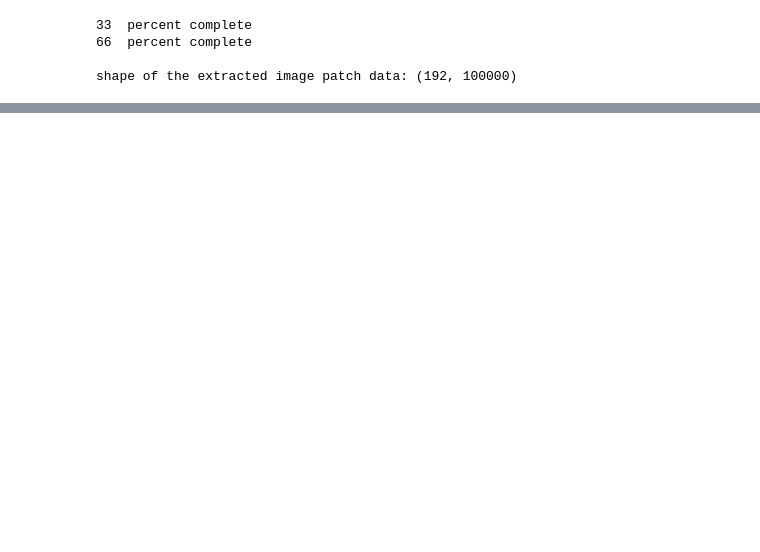
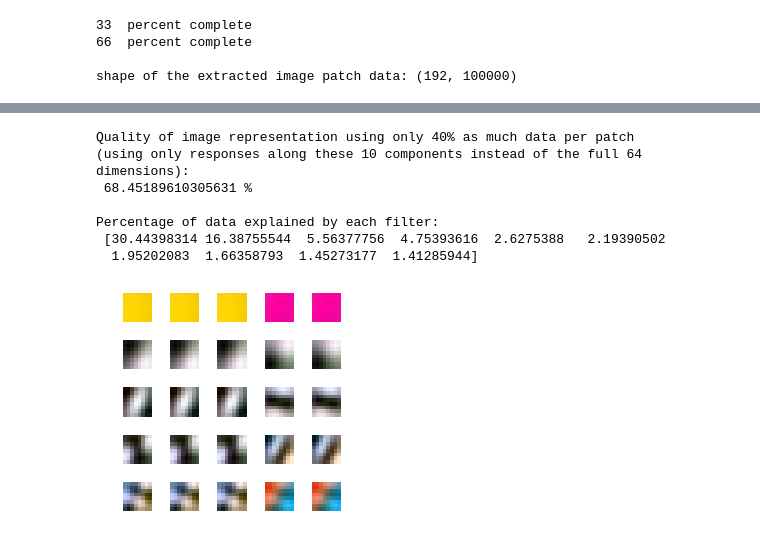
Before and after one commit to ccervantes1/EfficientCodingColor, a Jupyter notebook: Efficient Coding Color.ipynb, the cells around one changed output, grey strips where cells are left out. Saved outputs shown, nothing was run; the diff lists cells and outputs as text; code cells hidden in the pictures; blank space fills up the shorter version.

```diff
--- a/Efficient Coding Color.ipynb
+++ b/Efficient Coding Color.ipynb
@@ -134 +151,27 @@ show_patches_mat_c(patches_mat_c)
+# %%
+# finding PCA components
+
+pcatemp = sklearn.decomposition.PCA(n_components=10)
+pcafit = pcatemp.fit(np.transpose(patches_mat_c))
+
+print('Quality of image representation using only 40% as much data per patch',
+      '\n(using only responses along these 10 components instead of the full 64 dimensions):',
+      '\n',np.sum(100*pcafit.explained_variance_ratio_),'%')
+
+print('\nPercentage of data explained by each filter:\n',100*pcafit.explained_variance_ratio_)
+
+pca_comp = pcafit.components_
+show_patches_mat_c(np.transpose(pca_comp), 25)
+
+#this function finds 10 PCA components from these image patches
+#PCA does not resemble receptive fields, its often used as preprocessing for ICA
+# %% [output]
+Quality of image representation using only 40% as much data per patch
+(using only responses along these 10 components instead of the full 64 dimensions):
+ 68.45189610305631 %
+
+Percentage of data explained by each filter:
+ [30.44398314 16.38755544  5.56377756  4.75393616  2.6275388   2.19390502
+  1.95202083  1.66358793  1.45273177  1.41285944]
+[figure, added]
 # %%
```
Also changed, not shown: parts of 4 cells of this notebook, 1 other file.
